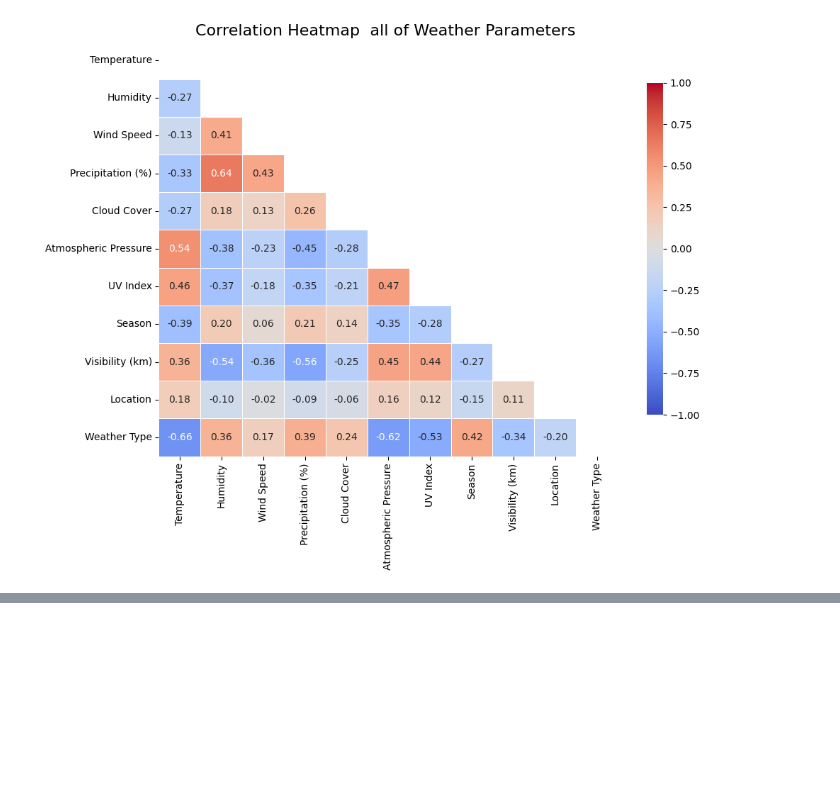
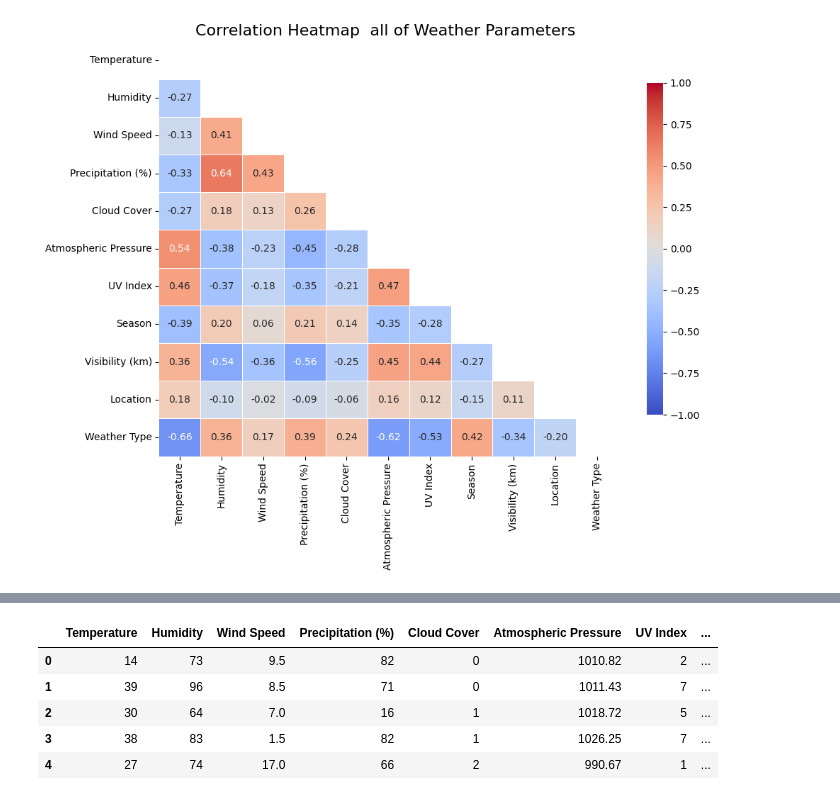
Before and after one commit to Farazmghm/Business-Machine-Learning-and-EDA, a Jupyter notebook: weather_prediction.ipynb, the cells around one changed output, grey strips where cells are left out. Saved outputs shown, nothing was run; the diff lists cells and outputs as text; code cells hidden in the pictures; blank space fills up the shorter version.

```diff
--- a/weather_prediction.ipynb
+++ b/weather_prediction.ipynb
@@ -649,0 +771,9 @@ plt.show()
+# %%
+df.head()
+# %% [output]
+|  | Temperature | Humidity | Wind Speed | Precipitation (%) | Cloud Cover | Atmospheric Pressure | UV Index | ... |
+| 0 | 14 | 73 | 9.5 | 82 | 0 | 1010.82 | 2 | ... |
+| 1 | 39 | 96 | 8.5 | 71 | 0 | 1011.43 | 7 | ... |
+| 2 | 30 | 64 | 7.0 | 16 | 1 | 1018.72 | 5 | ... |
+| 3 | 38 | 83 | 1.5 | 82 | 1 | 1026.25 | 7 | ... |
+| 4 | 27 | 74 | 17.0 | 66 | 2 | 990.67 | 1 | ... |
```
Also changed, not shown: parts of 6 cells of this notebook.
